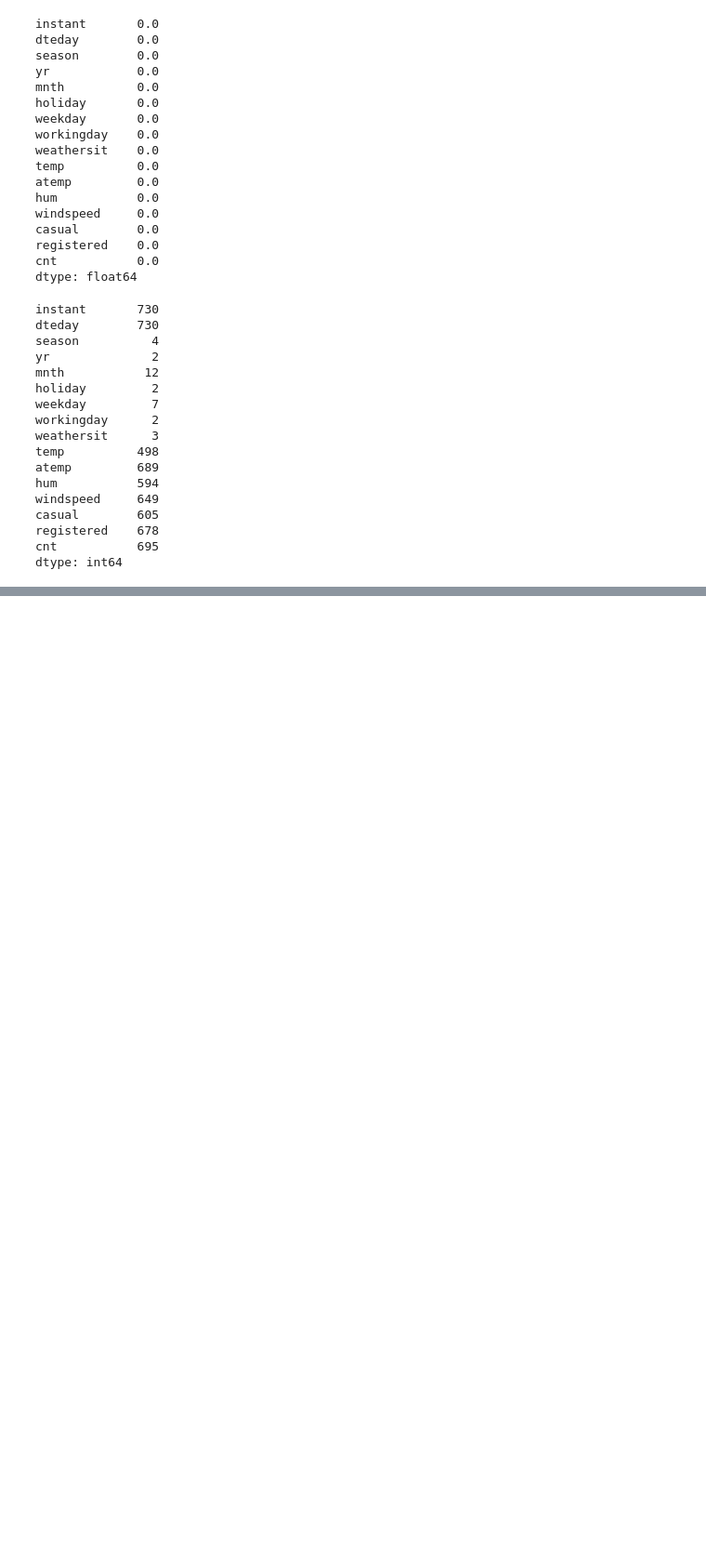
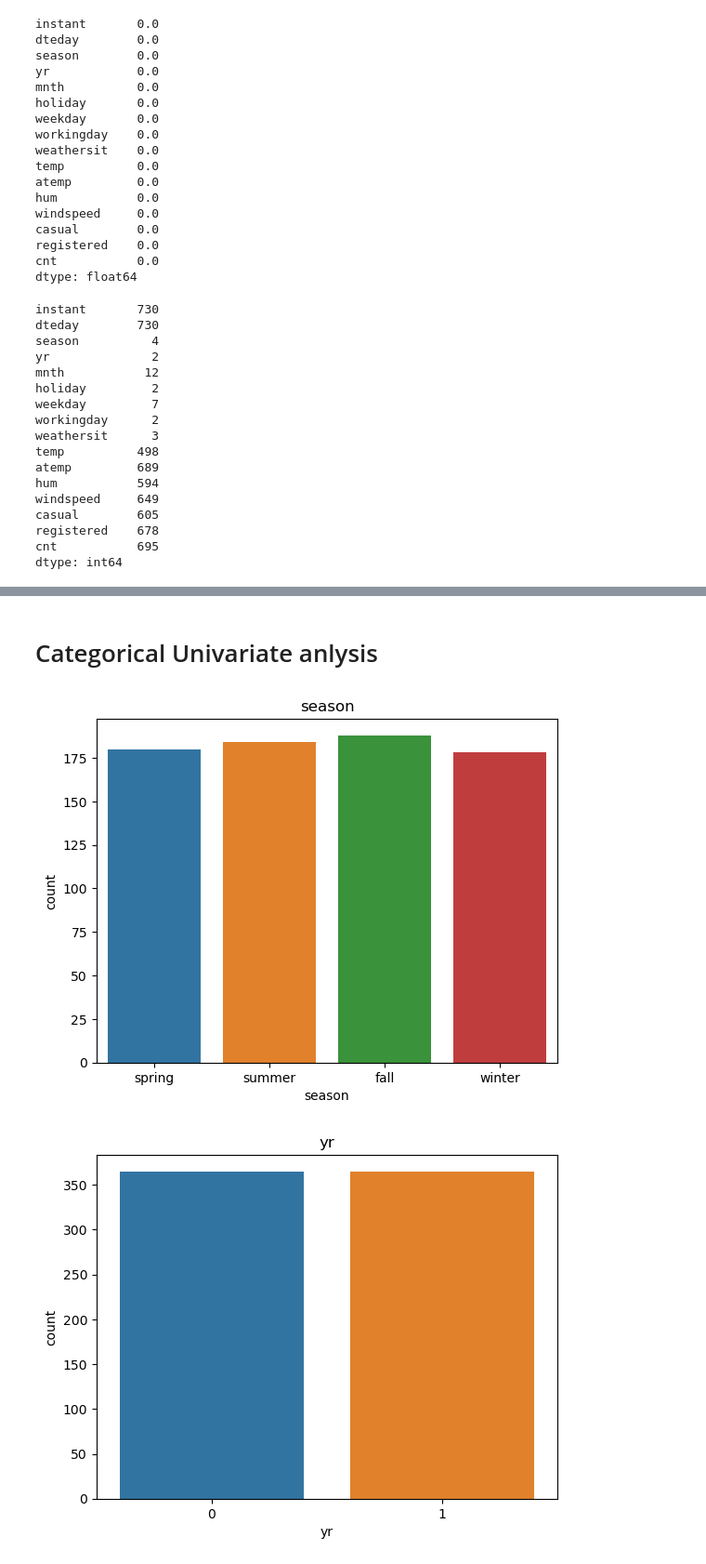
Before and after one commit to AKS-GithubAIML/bike_sharing, a Jupyter notebook: AshishKumarSahoo.ipynb, the cells around one changed output, grey strips where cells are left out. Shown at 93% size. Saved outputs shown, nothing was run; the diff lists cells and outputs as text; code cells hidden in the pictures; blank space fills up the shorter version.

```diff
--- a/AshishKumarSahoo.ipynb
+++ b/AshishKumarSahoo.ipynb
@@ -106,0 +196,10 @@ dtype: int64
+# %% [markdown]
+# Categorical Univariate anlysis
+# %%
+for col in cat_cols:
+    sns.countplot(x=ds[col])
+    plt.title(col)
+    plt.show()
+# %% [output]
+[figure, added]
+[figure, added]
```
Also changed, not shown: parts of 81 cells of this notebook.
